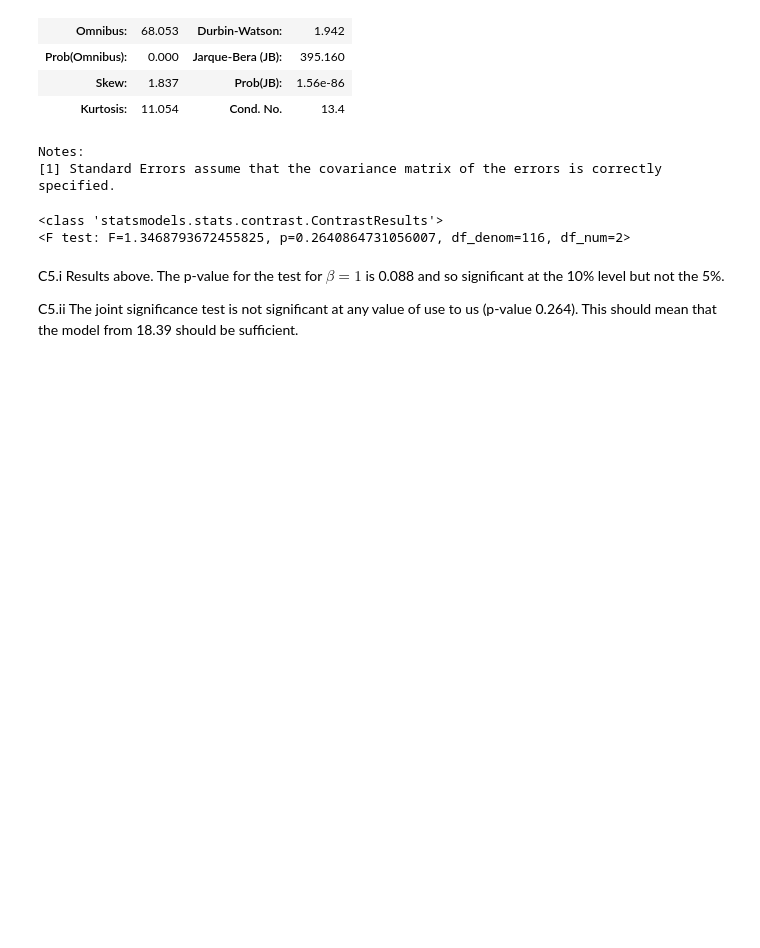
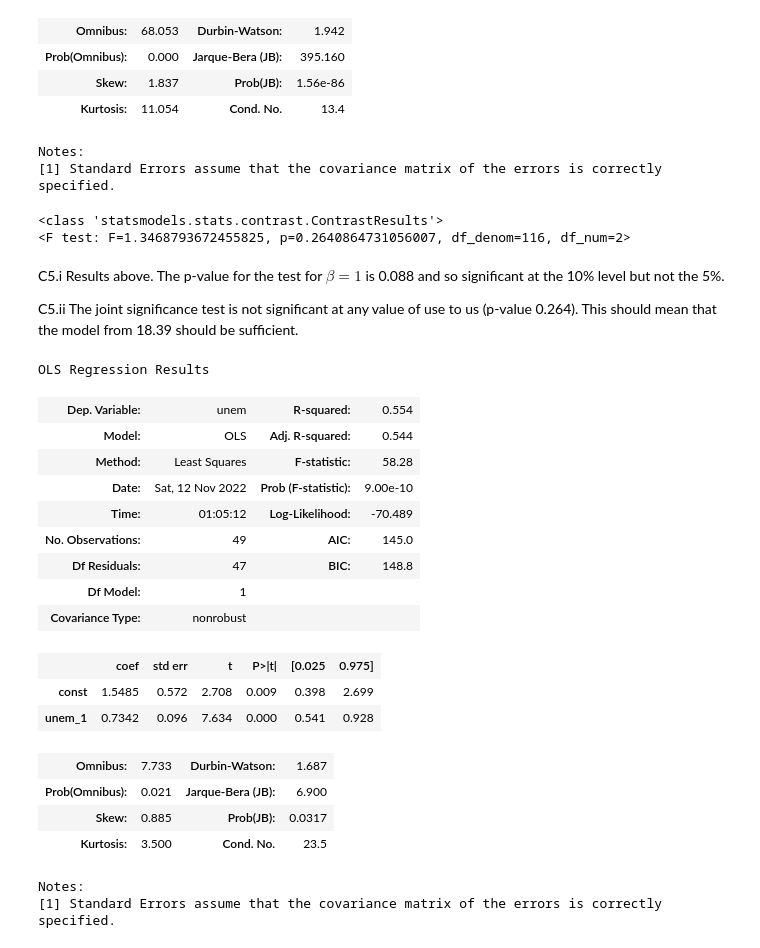
Before and after one commit to systemchalk/wooldridge_workbook, a Jupyter notebook: ch18.ipynb, the cells around one changed output. Drawn from its saved outputs; the diff is of its cells as text; code cells hidden in the pictures; blank space fills up the shorter version.

```diff
--- a/ch18.ipynb
+++ b/ch18.ipynb
@@ -332,3 +332,30 @@ model.f_test("chy3_2 = hy6_2_less_hy3_3 = 0")
 C5.i Results above. The p-value for the test for $\beta = 1$ is 0.088 and so significant at the 10% level but not the 5%.
 
 C5.ii The joint significance test is not significant at any value of use to us (p-value 0.264). This should mean that the model from 18.39 should be sufficient.
+# %%
+# Exercise 6
+phillips = pd.read_stata("./stata/phillips.dta")
+phil_1997 = phillips[phillips.year <= 1997]
+X = sm.add_constant(phil_1997["unem_1"])
+model_lag = sm.OLS(phil_1997.unem, X, missing="drop").fit()
+model_lag.summary()
+# %% [output]
+OLS Regression Results
+| Dep. Variable: | unem | R-squared: | 0.554 |
+| Model: | OLS | Adj. R-squared: | 0.544 |
+| Method: | Least Squares | F-statistic: | 58.28 |
+| Date: | Sat, 12 Nov 2022 | Prob (F-statistic): | 9.00e-10 |
+| Time: | 01:05:12 | Log-Likelihood: | -70.489 |
+| No. Observations: | 49 | AIC: | 145.0 |
+| Df Residuals: | 47 | BIC: | 148.8 |
+| Df Model: | 1 |  |  |
+| Covariance Type: | nonrobust |  |  |
+|  | coef | std err | t | P>|t| | [0.025 | 0.975] |
+| const | 1.5485 | 0.572 | 2.708 | 0.009 | 0.398 | 2.699 |
+| unem_1 | 0.7342 | 0.096 | 7.634 | 0.000 | 0.541 | 0.928 |
+| Omnibus: | 7.733 | Durbin-Watson: | 1.687 |
+| Prob(Omnibus): | 0.021 | Jarque-Bera (JB): | 6.900 |
+| Skew: | 0.885 | Prob(JB): | 0.0317 |
+| Kurtosis: | 3.500 | Cond. No. | 23.5 |
+Notes:
+[1] Standard Errors assume that the covariance matrix of the errors is correctly specified.
```
Also changed, not shown: parts of 15 cells of this notebook.
